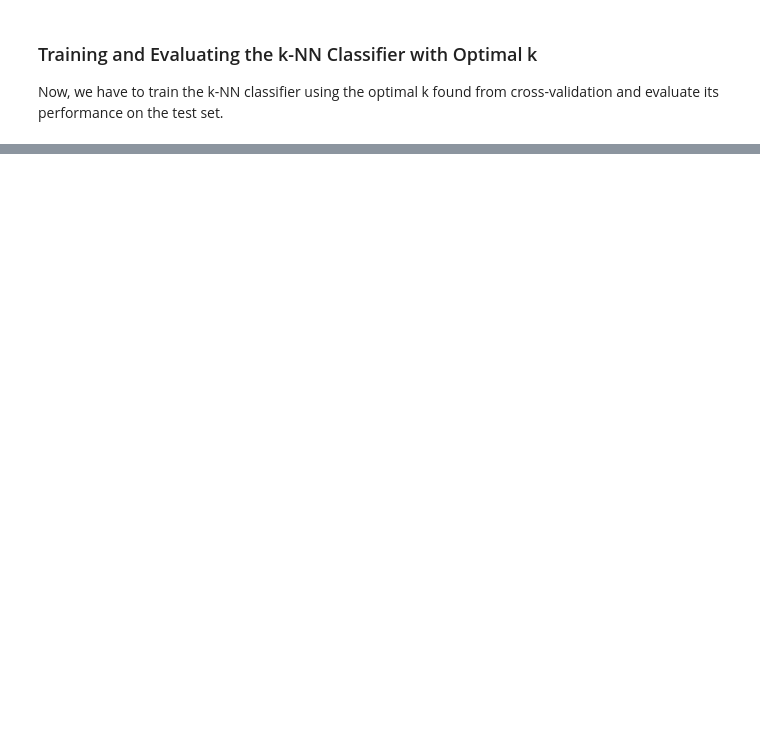
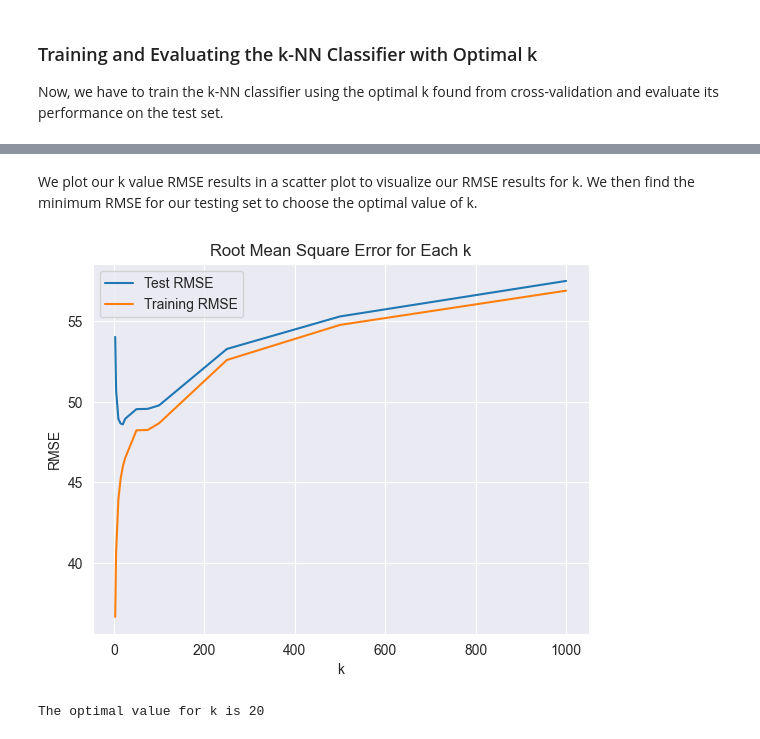
Before and after one commit to hershiaytoda/ds3001project, a Jupyter notebook: project_1_bsds.ipynb, the cells around one changed output, grey strips where cells are left out. Saved outputs shown, nothing was run; the diff lists cells and outputs as text; code cells hidden in the pictures; blank space fills up the shorter version.

```diff
--- a/project_1_bsds.ipynb
+++ b/project_1_bsds.ipynb
@@ -565,0 +567,15 @@ weighted avg       0.84      0.84      0.83      1192
+# %%
+from sklearn.neighbors import KNeighborsRegressor
+from sklearn.preprocessing import MinMaxScaler
+
+# list of features
+features = ['RIDAGEYR', 'RIDRETH1', 'BMXBMI', 'SMQ020', 'DIQ010', 'BPQ020', 'LBXTC', 'CVD_HISTORY']
+
+# output
+ly = df_model["PERMTH_INT"]
+# inputs
+lx = df_model.loc[:, features]
+lu = MinMaxScaler().fit_transform(lx)
+
+# train/test split
+lu_train, lu_test, ly_train, ly_test = train_test_split(lu, ly, test_size=0.3, random_state=100)
@@ -565,0 +585,15 @@ weighted avg       0.84      0.84      0.83      1192
+# %%
+from sklearn.metrics import root_mean_squared_error
+
+k_grid = np.array([3, 5, 10, 15, 20, 25, 50, 75, 100, 250, 500, 1000]) # test k-values
+rmses = [] # List to save RMSEs testing
+rmses_train = [] # List to save RMSEs training
+for k in k_grid:
+    model = KNeighborsRegressor(n_neighbors = k)
+    model = model.fit(lu_train,ly_train)
+    ly_hat = model.predict(lu_test)
+    rmse_train = root_mean_squared_error(ly_train, model.predict(lu_train))
+    rmses_train.append(rmse_train) # Save training RMSE
+    rmse = root_mean_squared_error(ly_test, ly_hat)
+    rmses.append(rmse) # Save test RMSE
+    print( f'Test RMSE for {k} neighbors is {rmse}. Train RMSE for {k} neighbors is {rmse_train}.')
@@ -565,0 +613,18 @@ weighted avg       0.84      0.84      0.83      1192
+# %% [markdown]
+We plot our k value RMSE results in a scatter plot to visualize our RMSE results for k. We then find the minimum RMSE for our testing set to choose the optimal value of k.
+# %%
+sns.lineplot(x=k_grid, y=rmses, label = 'Test RMSE')
+sns.lineplot(x=k_grid, y=rmses_train, label = 'Training RMSE')
+plt.xlabel('k')
+plt.ylabel('RMSE')
+plt.title('Root Mean Square Error for Each k')
+plt.show()
+
+is_optimal = rmses == np.min(rmses) # Minimizer Boolean
+optimal_indices = np.where(is_optimal) # Indices that maximize accuracy
+k_optimal = k_grid[optimal_indices] # Values of k that maximize accuracy
+k_optimal = k_optimal[0]
+print(f'The optimal value for k is {k_optimal}')
+# %% [output]
+[figure, added]
+The optimal value for k is 20
```
Also changed, not shown: parts of 16 cells of this notebook.
